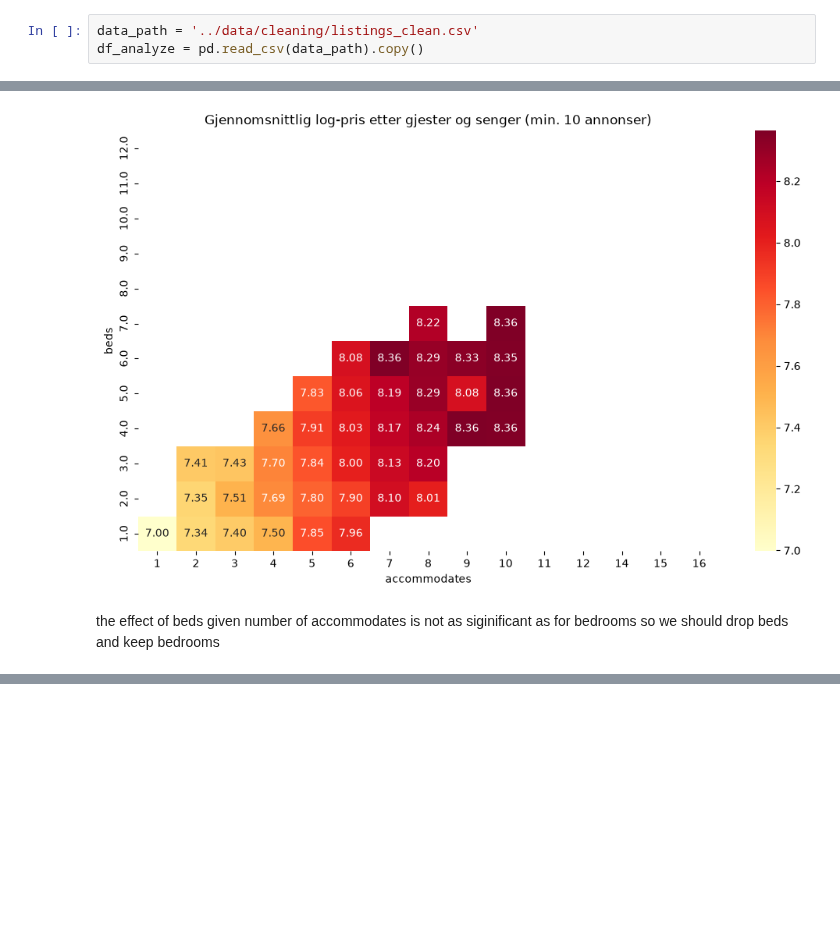
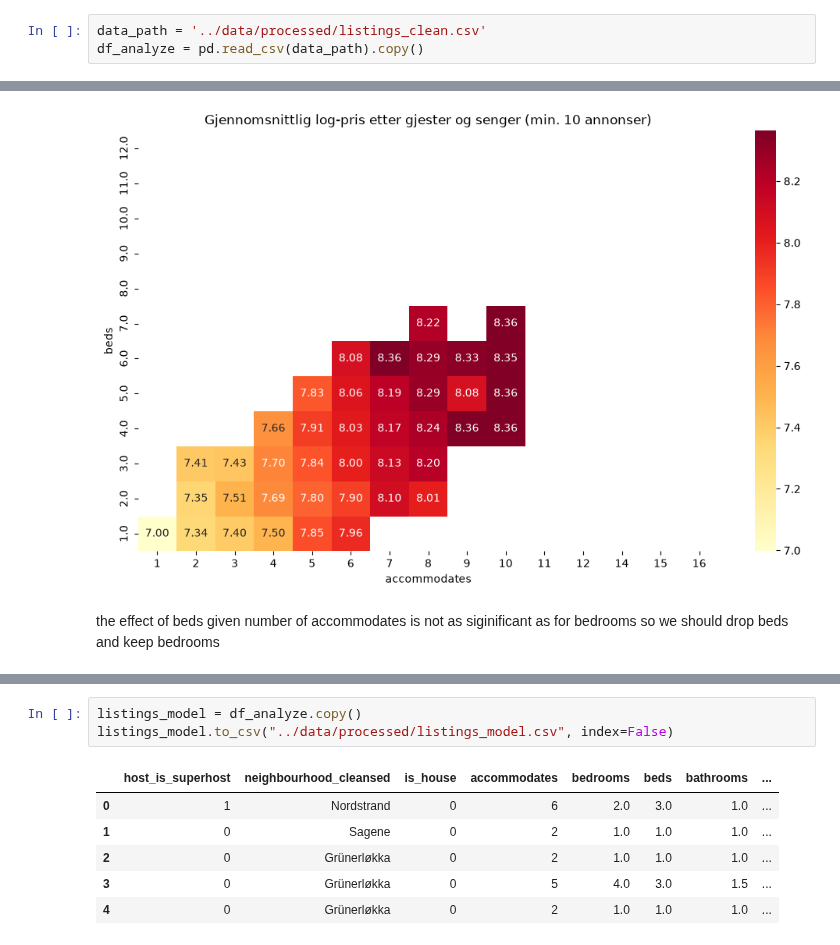
Before and after one commit to malenalisken/Airbnb_project, a Jupyter notebook: analyse/relations.ipynb, the cells around one changed output, grey strips where cells are left out. Saved outputs shown, nothing was run; the diff lists cells and outputs as text; blank space fills up the shorter version.

```diff
--- a/analyse/relations.ipynb
+++ b/analyse/relations.ipynb
@@ -5,7 +5,7 @@ import matplotlib.pyplot as plt
 import seaborn as sns
 from pathlib import Path
 # %%
-data_path = '../data/cleaning/listings_clean.csv'
+data_path = '../data/processed/listings_clean.csv'
 df_analyze = pd.read_csv(data_path).copy()
 # %%
 display(df_analyze.describe().loc[["mean", "50%", "std", "min", "max"]])
@@ -235,3 +235,13 @@ Stovner                31
 Marka                  28
 Name: count, dtype: int64
 [figure]
+# %%
+listings_model = df_analyze.copy()
+listings_model.to_csv("../data/processed/listings_model.csv", index=False)
+# %% [output]
+|  | host_is_superhost | neighbourhood_cleansed | is_house | accommodates | bedrooms | beds | bathrooms | ... |
+| 0 | 1 | Nordstrand | 0 | 6 | 2.0 | 3.0 | 1.0 | ... |
+| 1 | 0 | Sagene | 0 | 2 | 1.0 | 1.0 | 1.0 | ... |
+| 2 | 0 | Grünerløkka | 0 | 2 | 1.0 | 1.0 | 1.0 | ... |
+| 3 | 0 | Grünerløkka | 0 | 5 | 4.0 | 3.0 | 1.5 | ... |
+| 4 | 0 | Grünerløkka | 0 | 2 | 1.0 | 1.0 | 1.0 | ... |
```
Also changed, not shown: parts of 3 cells of this notebook, 4 other files.
